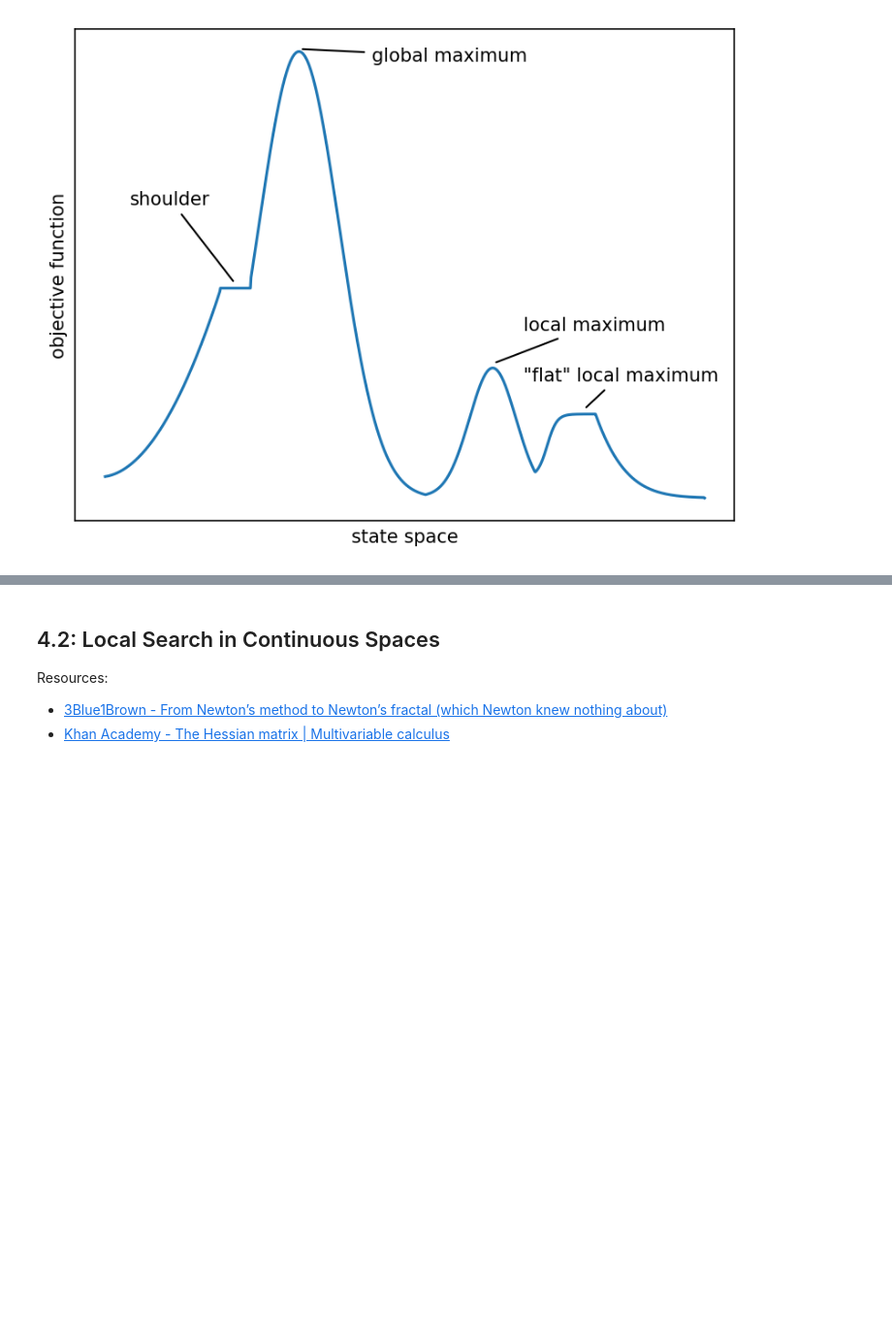
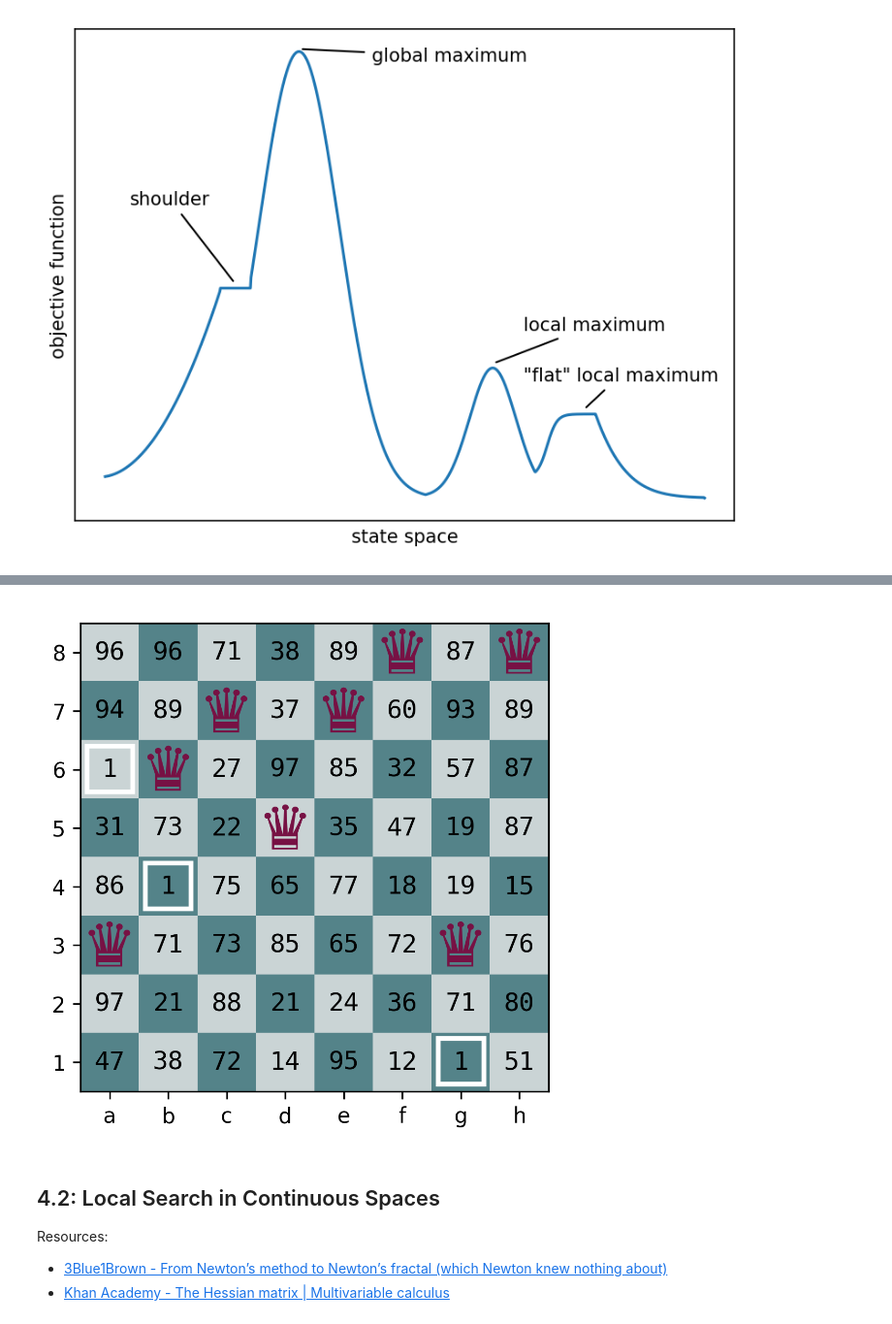
Before and after one commit to keenanturley/ai-notes, a Jupyter notebook: modern-approach-book/ch4.ipynb, the cells around one changed output, grey strips where cells are left out. Shown at 97% size. Cells and saved outputs as stored; diff of their text form; code cells hidden in the pictures; blank space fills up the shorter version.

Commit message:
4.1.1: 8-queens visualization

```diff
--- a/modern-approach-book/ch4.ipynb
+++ b/modern-approach-book/ch4.ipynb
@@ -71,0 +87,82 @@ plt.show()
+# %%
+import matplotlib.pyplot as plt
+from matplotlib.colors import ListedColormap
+import numpy as np
+from typing import Any
+
+# First write a function that renders a chess board with queens and
+# optionally numbers representing the total cost if a queen is moved within its column
+def plot_board(
+        queen_rows: np.ndarray,
+        costs = None):
+    '''Shows a plot of the chess board, with queens and optionally costs per cell
+
+    Args:
+        queen_positions: An array of ints in the range from 0 to 7 indicating which
+          row the queen in the ith column is placed. row 0 is at the top.
+        costs: optional 2d array (8x8) of costs corresponding to each cell representing
+          the total cost if the queen in the jth column was moved to ith row.
+    '''
+    figure = plt.figure(figsize=(4,4))
+    figure.set_dpi(300)
+    axes = figure.add_subplot()
+    axes.set_xticks(range(8), ['a', 'b', 'c', 'd', 'e', 'f', 'g', 'h'])
+    axes.set_yticks(np.arange(7, -1, -1), np.arange(1, 9))
+
+    # Generates xy data in alternating 0 and 1 based on indices into the 2d array
+    board_colors = np.indices((8, 8)).sum(axis=0) % 2
+
+    # Colors
+    color_map = ListedColormap(['#CAD4D5', '#548389'])
+
+    axes.imshow(board_colors, cmap=color_map)
+
+    # find the lowest cost to highlight it in the cells it appears
+    lowest_cost = 0
+    if costs is not None:
+        lowest_cost = np.min(costs)
+
+    # Place the queens and costs
+    for row in range(8):
+        for col in range(8):
+            value = None
+            font_size = None
+            if queen_rows[col] == row:
+                value = '♛'
+                font_size = 36
+                color = "#771144"
+            elif costs is not None:
+                value = str(costs[row][col])
+                font_size = 12
+                color = "black"
+
+            if value is not None:
+                plt.text(
+                    col,
+                    row,
+                    value,
+                    horizontalalignment='center',
+                    verticalalignment='center',
+                    color=color,
+                    fontsize=font_size,
+                    fontfamily='monospace')
+
+            if costs is not None and costs[row][col] == lowest_cost:
+                plt.text(
+                    col,
+                    row - 0.05,
+                    '□',
+                    horizontalalignment='center',
+                    verticalalignment='center',
+                    color='white',
+                    fontsize=40,
+                    fontfamily='monospace'
+                )
+
+    plt.show()
+
+rng = np.random.default_rng()
+costs = rng.integers(1, 100, size=(8, 8))
+plot_board(rng.choice(range(8), 8, replace=True), costs)
+# %% [output]
+[figure, added]
```
Also changed, not shown: parts of 3 cells of this notebook.
